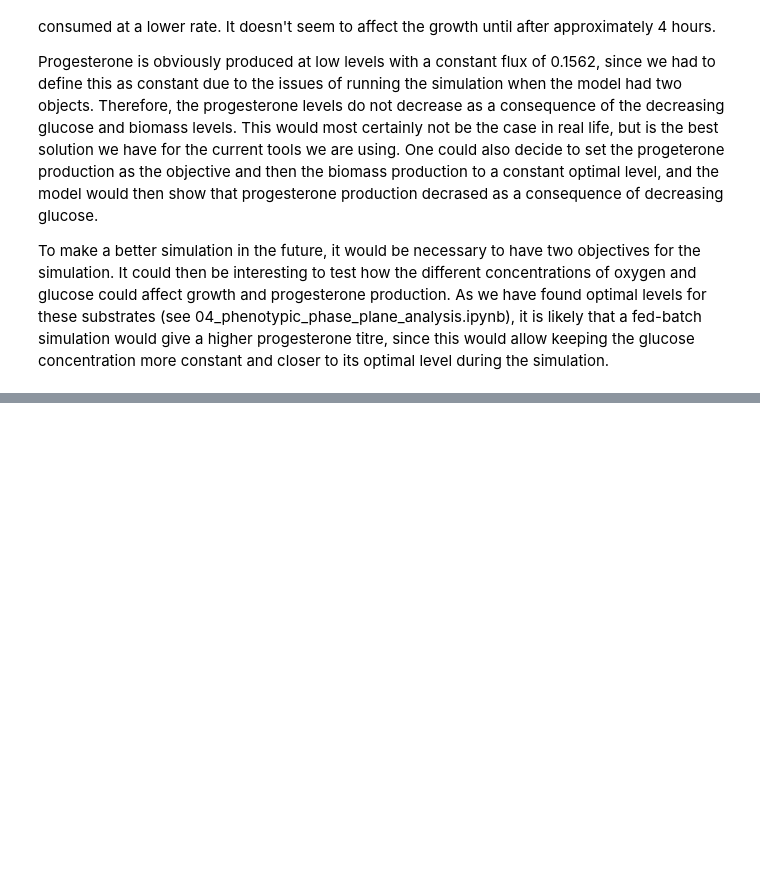
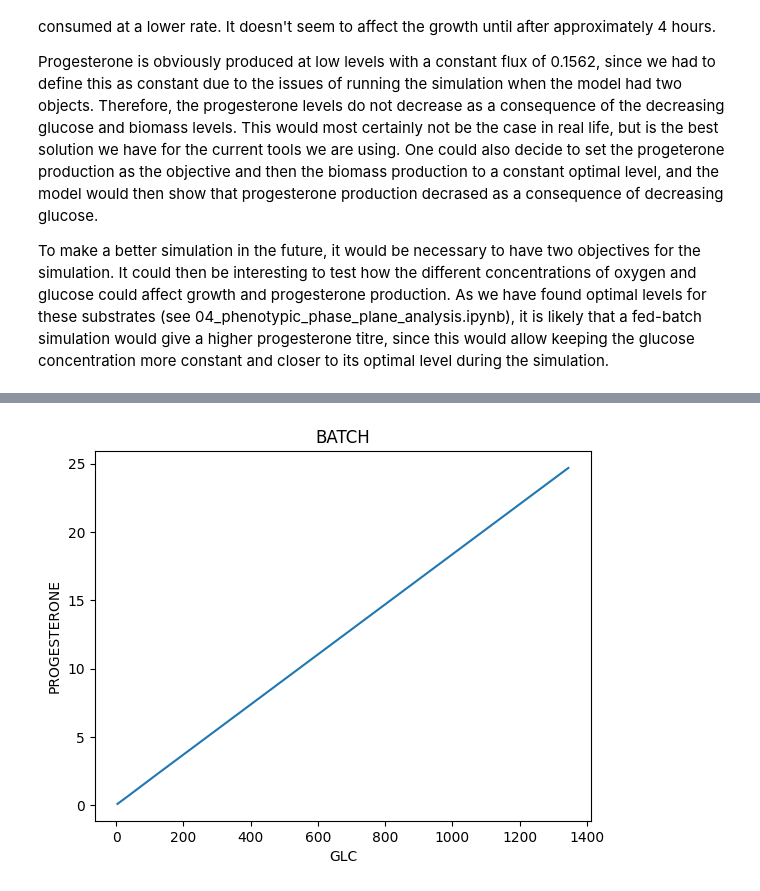
Before and after one commit to 27410/27410-group-assigment-group_3, a Jupyter notebook: 07_DFBA.ipynb, the cells around one changed output, grey strips where cells are left out. Cells and saved outputs as stored; diff of their text form; code cells hidden in the pictures; blank space fills up the shorter version.

Commit message:
DFBA loop

```diff
--- a/07_DFBA.ipynb
+++ b/07_DFBA.ipynb
@@ -234,0 +355,10 @@ To make a better simulation in the future, it would be necessary to have two obj
+# %%
+dfba_model.add_initial_conditions(
+    {
+        "Biomass": 0.05,
+        "Glucose": 80,
+        "Progesterone": 0
+    }
+)
+
+concentrations, trajectories = dfba_model.simulate(0.0, 100, 0.1, ["BIOMASS_SC5_notrace", "EX_glc__D_e", "DM_progesterone_c"])
@@ -234,0 +416,5 @@ To make a better simulation in the future, it would be necessary to have two obj
+# %%
+# Make list manually
+
+Prog = []
+Glc = [4,36,123,1345]
@@ -234,0 +423,13 @@ To make a better simulation in the future, it would be necessary to have two obj
+# %%
+with model:
+    model.objective = {model.reactions.get_by_id('BIOMASS_SC5_notrace'): baseline_max_production,
+                    model.reactions.get_by_id('DM_progesterone_c'): baseline_max_growth} # objective is to lead flux through the reaction producing progesterone top maximise production
+    solution = model.optimize()
+    growth = solution.fluxes['BIOMASS_SC5_notrace']
+    progesterone = solution.fluxes['DM_progesterone_c'] #*1000 /314.46
+    o_uptake = solution.fluxes['EX_o2_e']
+    glc_uptake = solution.fluxes['EX_glc__D_e']
+    print(f"Growth rate in complete model: {growth} gDW/h")
+    print(f"Progesterone productivity in complete model: {progesterone} mmol/gDW*h")
+    print(f"Growth rate in complete model: {growth} gDW/h")
+    print(f"Progesterone productivity in complete model: {progesterone} mmol/gDW*h")
@@ -234,0 +560,10 @@ To make a better simulation in the future, it would be necessary to have two obj
+# %%
+plt.plot(Glc,Prog)
+# plt.legend(])
+plt.xlabel("GLC")
+plt.ylabel("PROGESTERONE")
+plt.title("BATCH")
+# plt.savefig('figures/05_phase_plane.png',bbox_inches='tight')
+plt.show()
+# %% [output]
+[figure, added]
```
Also changed, not shown: parts of 17 cells of this notebook.
